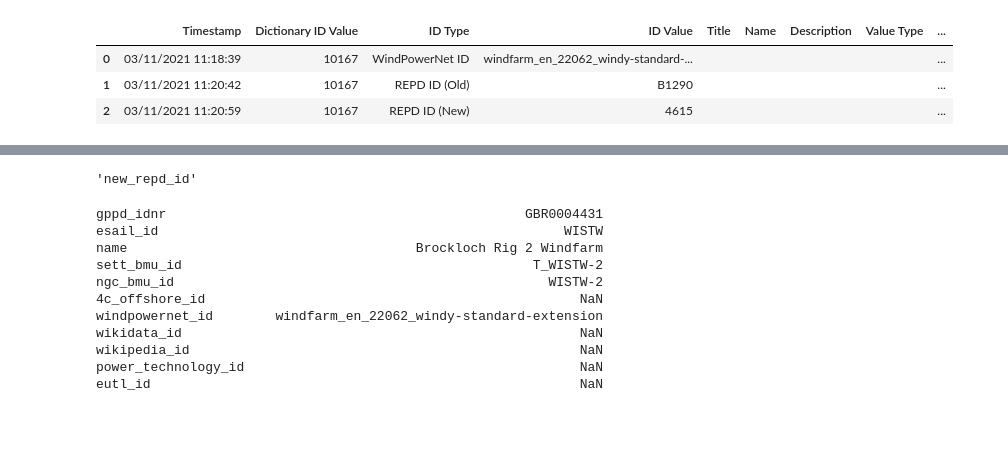
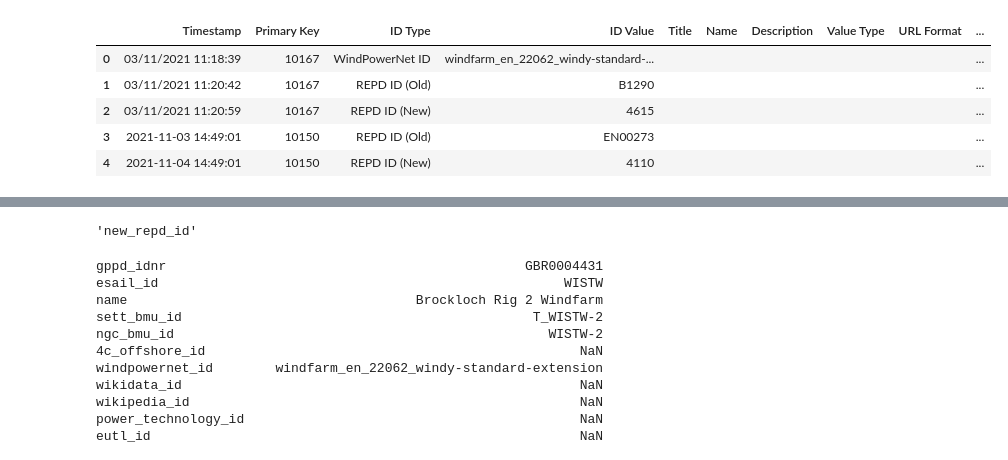
Before and after one commit to OSUKED/Power-Station-Dictionary, a Jupyter notebook: nbs/09-id-submission.ipynb, the cells around one changed output, grey strips where cells are left out. Drawn from its saved outputs; the diff is of its cells as text; code cells hidden in the pictures; blank space fills up the shorter version.

Commit message:
updated column names in idupdate script

```diff
--- a/nbs/09-id-submission.ipynb
+++ b/nbs/09-id-submission.ipynb
@@ -19,7 +19,7 @@ from IPython.display import JSON
 #exports
 @dataclass
 class SheetManager:
-    creds_fp: str='../gcloud/power-station-dictionary-9cca2a03718d.json'
+    creds_fp: str='../gcloud/power-station-dictionary-f6814eb419e1.json'
     sheet_name: str='Power Station Dictionary - ID Submission (Responses)'
     sheet_index: int=0
 
@@ -57,13 +57,15 @@ class SheetManager:
 # %%
 sheet_manager = SheetManager()
 df_sheet = sheet_manager.load_sheet_df()
 
-df_sheet
+df_sheet.head()
 # %% [output]
-|  | Timestamp | Dictionary ID Value | ID Type | ID Value | Title | Name | Description | Value Type | ... |
-| 0 | 03/11/2021 11:18:39 | 10167 | WindPowerNet ID | windfarm_en_22062_windy-standard-... |  |  |  |  | ... |
-| 1 | 03/11/2021 11:20:42 | 10167 | REPD ID (Old) | B1290 |  |  |  |  | ... |
-| 2 | 03/11/2021 11:20:59 | 10167 | REPD ID (New) | 4615 |  |  |  |  | ... |
+|  | Timestamp | Primary Key | ID Type | ID Value | Title | Name | Description | Value Type | URL Format | ... |
+| 0 | 03/11/2021 11:18:39 | 10167 | WindPowerNet ID | windfarm_en_22062_windy-standard-... |  |  |  |  |  | ... |
+| 1 | 03/11/2021 11:20:42 | 10167 | REPD ID (Old) | B1290 |  |  |  |  |  | ... |
+| 2 | 03/11/2021 11:20:59 | 10167 | REPD ID (New) | 4615 |  |  |  |  |  | ... |
+| 3 | 2021-11-03 14:49:01 | 10150 | REPD ID (Old) | EN00273 |  |  |  |  |  | ... |
+| 4 | 2021-11-04 14:49:01 | 10150 | REPD ID (New) | 4110 |  |  |  |  |  | ... |
 # %%
 #exports
 def load_powerdict_data(
```
Also changed, not shown: parts of 5 cells of this notebook, 1 other file.
